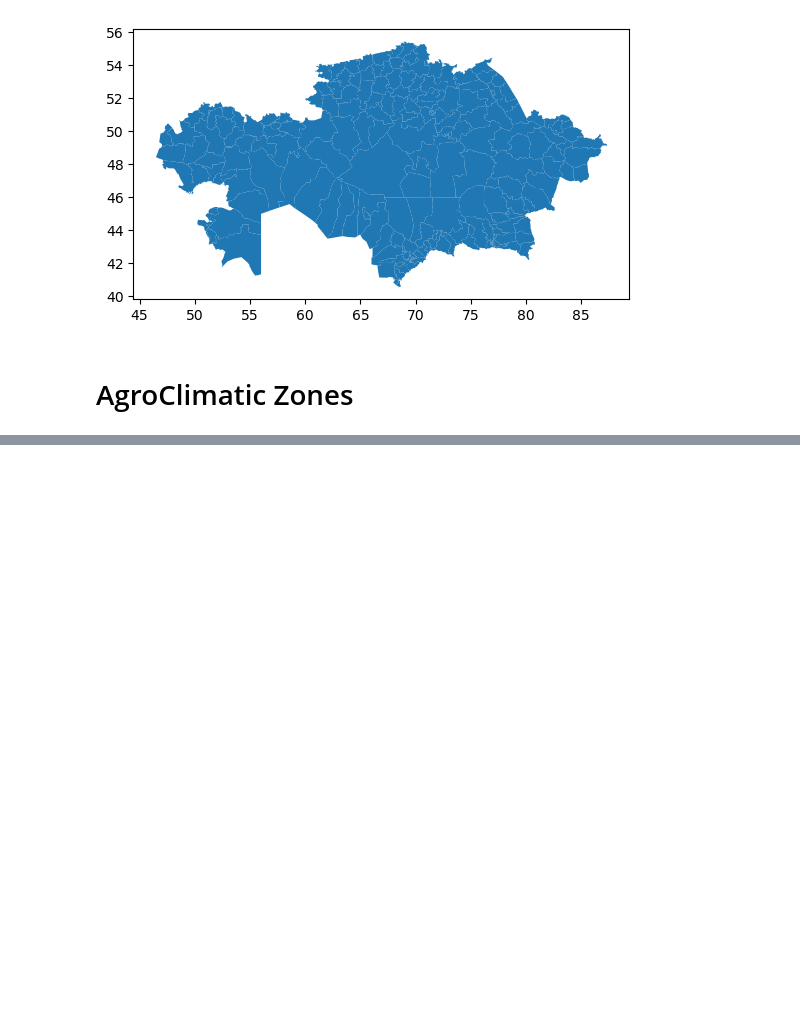
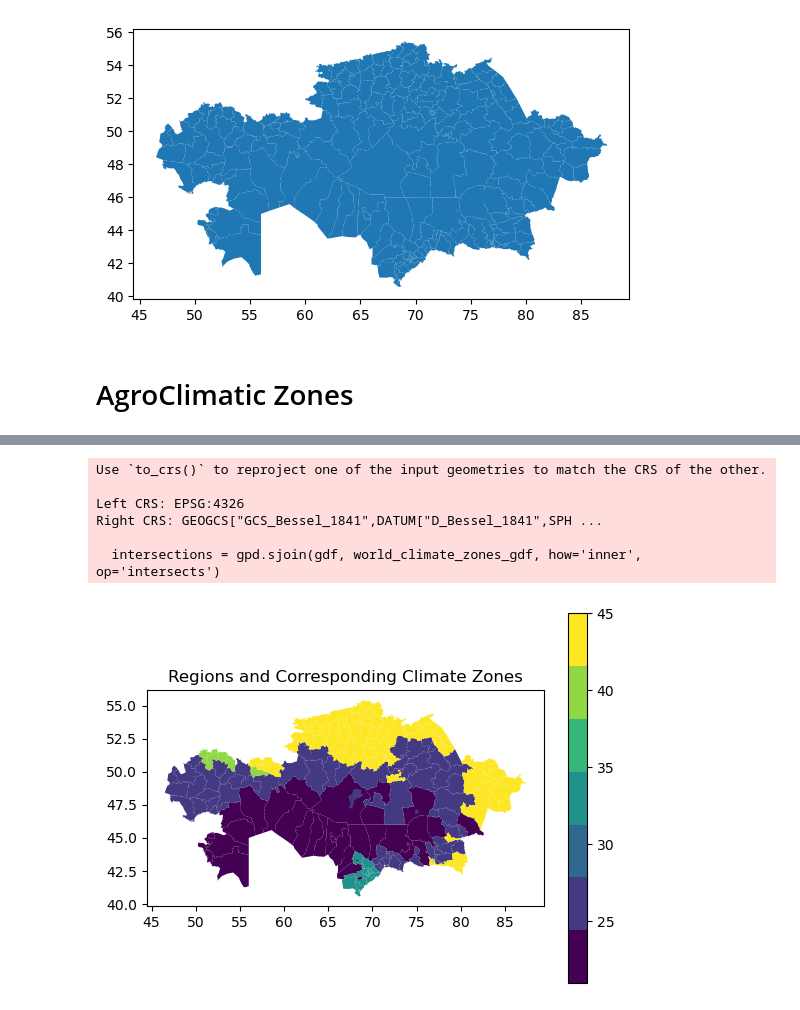
Before and after one commit to Yerlan999/LocustsControlProject-KazATU, a Jupyter notebook: Locusts Control Project.ipynb, the cells around one changed output, grey strips where cells are left out. Drawn from its saved outputs; the diff is of its cells as text; code cells hidden in the pictures; blank space fills up the shorter version.

```diff
--- a/Locusts Control Project.ipynb
+++ b/Locusts Control Project.ipynb
@@ -126,0 +87,23 @@ plt.show()
+# %%
+intersections = gpd.sjoin(gdf, world_climate_zones_gdf, how='inner', op='intersects')
+intersections = intersections.drop_duplicates(subset=['ADM2_PCODE'], keep='first')
+
+unique_values = intersections['GRIDCODE'].unique()
+
+num_unique_values = len(unique_values)
+colors = plt.cm.get_cmap('viridis', num_unique_values)
+custom_colormap = ListedColormap([colors(i) for i in range(num_unique_values)])
+
+intersections.plot(column='GRIDCODE', cmap=custom_colormap, legend=True)
+
+plt.title('Regions and Corresponding Climate Zones')
+
+plt.show()
+# %% [output]
+Use `to_crs()` to reproject one of the input geometries to match the CRS of the other.
+
+Left CRS: EPSG:4326
+Right CRS: GEOGCS["GCS_Bessel_1841",DATUM["D_Bessel_1841",SPH ...
+
+  intersections = gpd.sjoin(gdf, world_climate_zones_gdf, how='inner', op='intersects')
+[figure, added]
```
Also changed, not shown: parts of 10 cells of this notebook, 10 other files.
